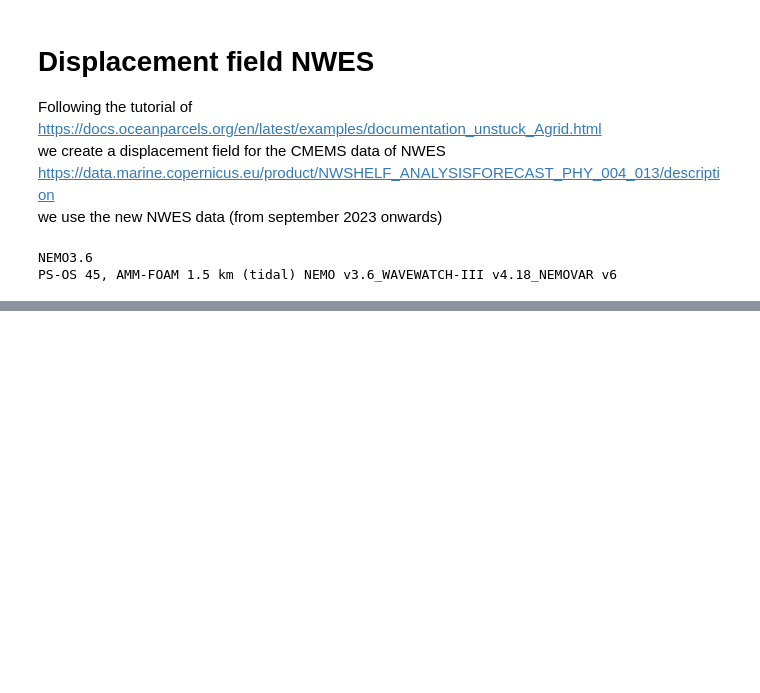
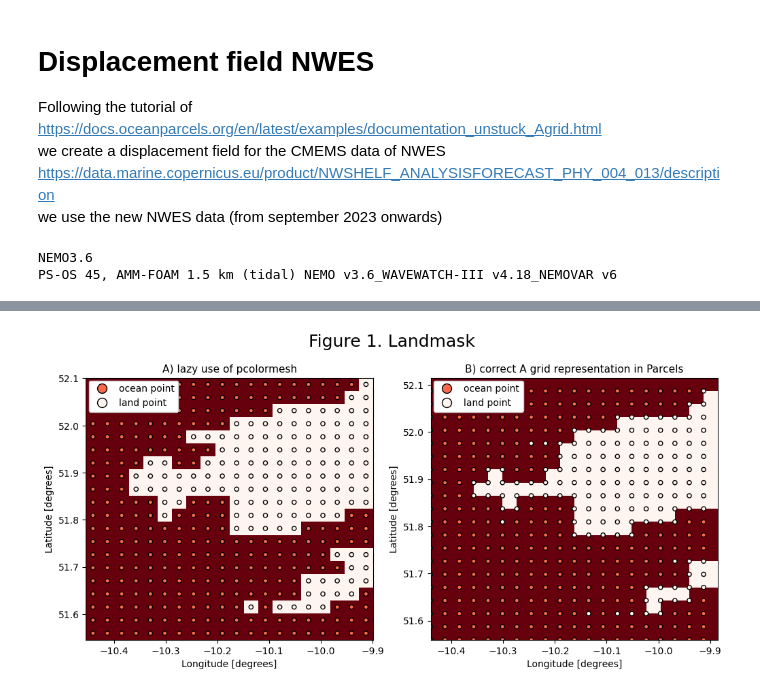
Before and after one commit to Parcels-code/Maxey_Riley_advection, a Jupyter notebook: release/create_displacement_field_NWES.ipynb, the cells around one changed output, grey strips where cells are left out. Drawn from its saved outputs; the diff is of its cells as text; code cells hidden in the pictures; blank space fills up the shorter version.

```diff
--- a/release/create_displacement_field_NWES.ipynb
+++ b/release/create_displacement_field_NWES.ipynb
@@ -104 +277,9 @@ new latmax = 61.28
+# %%
+for vers in versions:
+    models[vers]['dlon'] = models[vers]['lon'][11] -  models[vers]['lon'][10]
+    models[vers]['dlat'] = models[vers]['lat'][11] -  models[vers]['lat'][10]
+    models[vers]['lonmin'] = 200
+    models[vers]['lonmax'] = 220
+    models[vers]['latmin'] = 200
+    models[vers]['latmax'] = 220
 # %%
@@ -131,0 +304,88 @@ def make_landmask(fielddata):
+# %%
+# Interpolate the landmask to the cell centers
+# only cells with 4 neighboring land points will be land
+fl = interpolate.RectBivariateSpline(
+    models['new']['data']["latitude"], models['new']['data']["longitude"], models['new']['landmask'], kx=1, ky=1
+)
+
+models['new']['l_centers'] = fl(models['new']['lat_centers'][:, 0], models['new']['lon_centers'][0, :])
+
+# land when interpolated value == 1
+models['new']['lmask']  = np.ma.masked_values(models['new']['l_centers'] , 1)
+# %%
+fig = plt.figure(figsize=(12, 5))
+fig.suptitle("Figure 1. Landmask", fontsize=18, y=1.01)
+gs = gridspec.GridSpec(ncols=2, nrows=1, figure=fig)
+
+ax0 = fig.add_subplot(gs[0, 0])
+ax0.set_title("A) lazy use of pcolormesh", fontsize=11)
+ax0.set_ylabel("Latitude [degrees]")
+ax0.set_xlabel("Longitude [degrees]")
+
+land0 = ax0.pcolormesh(
+    models['new']['lons_plot'] ,
+    models['new']['lats_plot'] ,
+    models['new']['landmask'][ models['new']['latmin']: models['new']['latmax'],  models['new']['lonmin']: models['new']['lonmax']],
+    cmap="Reds_r",
+    shading="auto",
+)
+ax0.scatter(
+    models['new']['lons_plot'] ,
+    models['new']['lats_plot'],
+    c=models['new']['landmask'][ models['new']['latmin']: models['new']['latmax'],  models['new']['lonmin']: models['new']['lonmax']],
+    s=20,
+    cmap="Reds_r",
+    vmin=-0.05,
+    vmax=0.05,
+    edgecolors="k",
+)
+
+custom_lines = [
+    Line2D(
+        [0], [0], c=color_ocean, marker="o", markersize=10, markeredgecolor="k", lw=0
+    ),
+    Line2D(
+        [0], [0], c=color_land, marker="o", markersize=10, markeredgecolor="k", lw=0
+    ),
+]
+ax0.legend(
+    custom_lines,
+    ["ocean point", "land point"],
+    bbox_to_anchor=(0.01, 0.93),
+    loc="center left",
+    borderaxespad=0.0,
+    framealpha=1,
+)
+
+ax1 = fig.add_subplot(gs[0, 1])
+ax1.set_title("B) correct A grid representation in Parcels", fontsize=11)
+ax1.set_ylabel("Latitude [degrees]")
+ax1.set_xlabel("Longitude [degrees]")
+
+land1 = ax1.pcolormesh(
+    models['new']['lon_vals'][ models['new']['latmin']: models['new']['latmax']+1,  models['new']['lonmin']: models['new']['lonmax']+1],
+    models['new']['lat_vals'][ models['new']['latmin']: models['new']['latmax']+1,  models['new']['lonmin']: models['new']['lonmax']+1],
+    models['new']['lmask'].mask[ models['new']['latmin']: models['new']['latmax'],  models['new']['lonmin']: models['new']['lonmax']],
+    cmap="Reds_r",
+)
+ax1.scatter(
+    models['new']['lons_plot'],
+    models['new']['lats_plot'],
+    c=models['new']['landmask'][ models['new']['latmin']: models['new']['latmax'],  models['new']['lonmin']: models['new']['lonmax']],
+    s=20,
+    cmap="Reds_r",
+    vmin=-0.05,
+    vmax=0.05,
+    edgecolors="k",
+)
+
+ax1.legend(
+    custom_lines,
+    ["ocean point", "land point"],
+    bbox_to_anchor=(0.01, 0.93),
+    loc="center left",
+    borderaxespad=0.0,
+    framealpha=1,
+);
+# %% [output]
+[figure, added]
```
Also changed, not shown: parts of 16 cells of this notebook.
